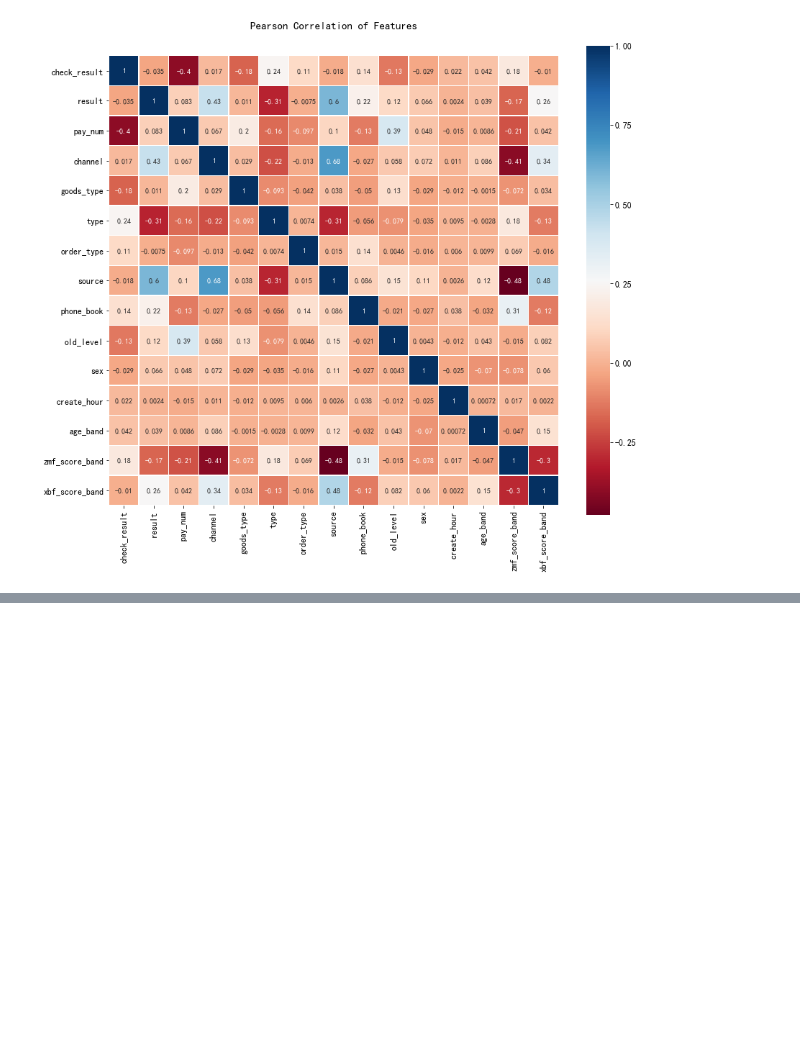
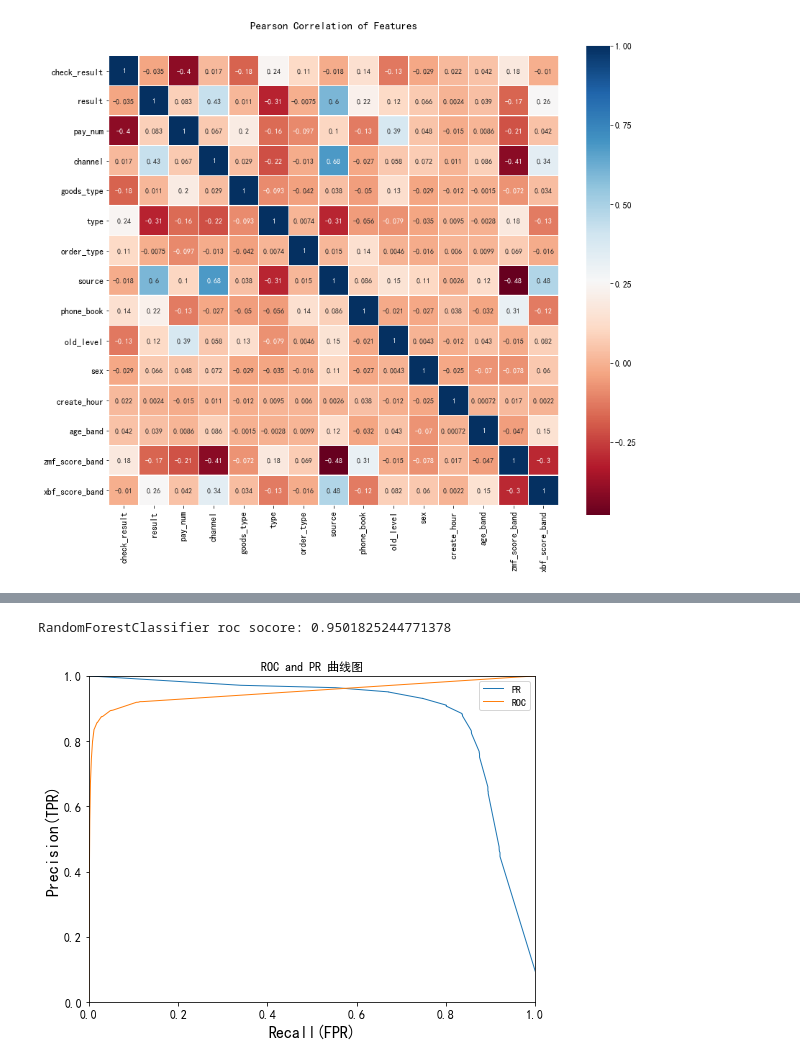
Before and after one commit to yangpingyan/pytools, a Jupyter notebook: datamining_mibao.ipynb, the cells around one changed output, grey strips where cells are left out. Cells and saved outputs as stored; diff of their text form; code cells hidden in the pictures; blank space fills up the shorter version.

```diff
--- a/datamining_mibao.ipynb
+++ b/datamining_mibao.ipynb
@@ -610,11 +612,11 @@ def add_score(score_df, name, runtime, x_test, y_test):
 rnd_clf = RandomForestClassifier()
 
 score_df = pd.DataFrame(index=['accuracy', 'precision', 'recall', 'f1', 'runtime', 'confusion_matrix'])
-for clf in clf_list:
-    starttime = time.clock()
-    clf.fit(x_train, y_train)
-    y_pred = clf.predict(x_test)
-    add_score(score_df, clf.__class__.__name__, time.clock() - starttime, x_test, y_test)
+
+starttime = time.clock()
+rnd_clf.fit(x_train, y_train)
+y_pred = rnd_clf.predict(x_test)
+add_score(score_df, rnd_clf.__class__.__name__, time.clock() - starttime, x_test, y_test)
 
 print(score_df)
 # %% [output]
@@ -628,0 +636,23 @@ confusion_matrix  [[6049, 52], [119, 564]]
+# %%
+# 使用PR曲线： 当正例较少或者关注假正例多假反例。 其他情况用ROC曲线
+plt.figure(figsize=(8, 6))
+plt.xlabel("Recall(FPR)", fontsize=16)
+plt.ylabel("Precision(TPR)", fontsize=16)
+plt.axis([0, 1, 0, 1])
+
+clf = rnd_clf
+y_train_pred = cross_val_predict(clf, x_train, y_train, cv=3)
+y_probas = cross_val_predict(clf, x_train, y_train, cv=3, method="predict_proba", n_jobs=-1)
+y_scores = y_probas[:, 1]  # score = proba of positive class
+precisions, recalls, thresholds = precision_recall_curve(y_train, y_scores)
+plt.plot(recalls, precisions, linewidth=1, label="PR")
+fpr, tpr, thresholds = roc_curve(y_train, y_scores)
+print("{} roc socore: {}".format(clf.__class__.__name__, roc_auc_score(y_train, y_scores)))
+plt.plot(fpr, tpr, linewidth=1, label="ROC")
+
+plt.title("ROC and PR 曲线图")
+plt.legend()
+plt.show()
+# %% [output]
+RandomForestClassifier roc socore: 0.9501825244771378
+[figure, added]
```
Also changed, not shown: parts of 6 cells of this notebook, 1 other file.
